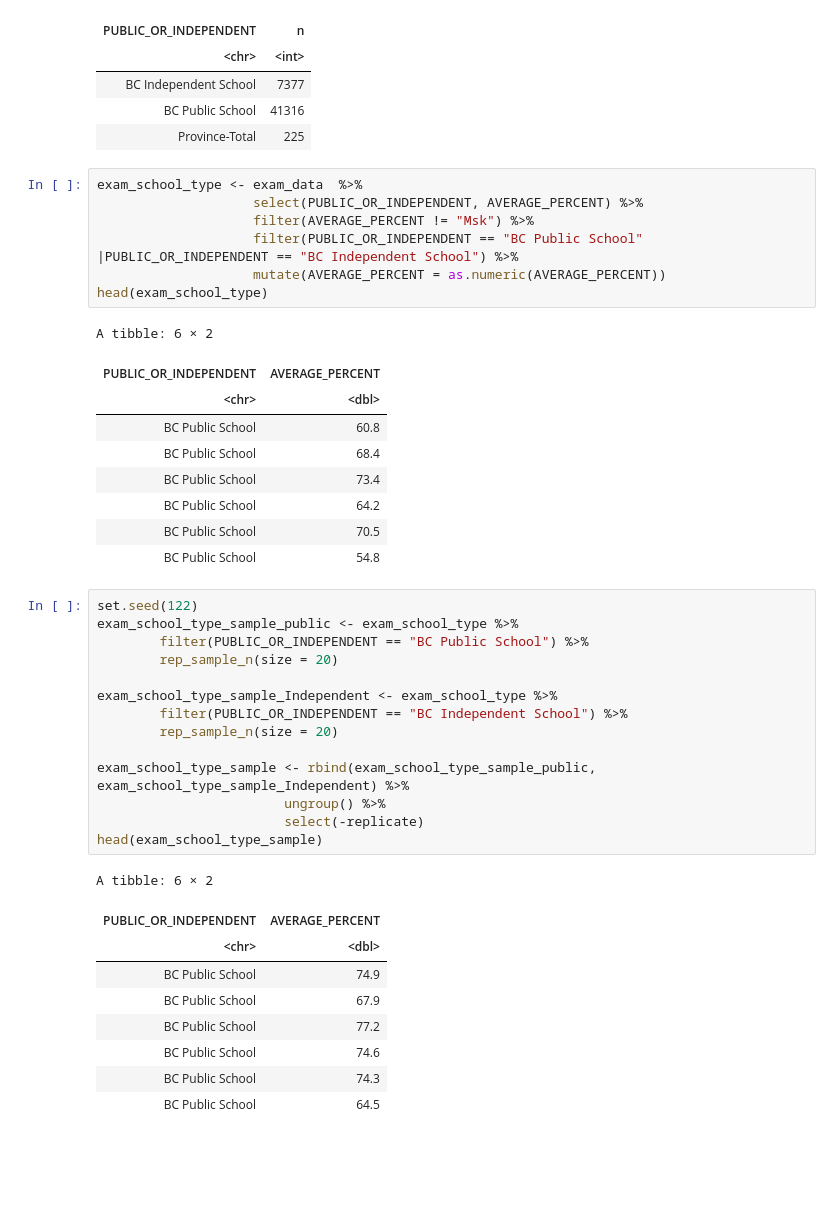
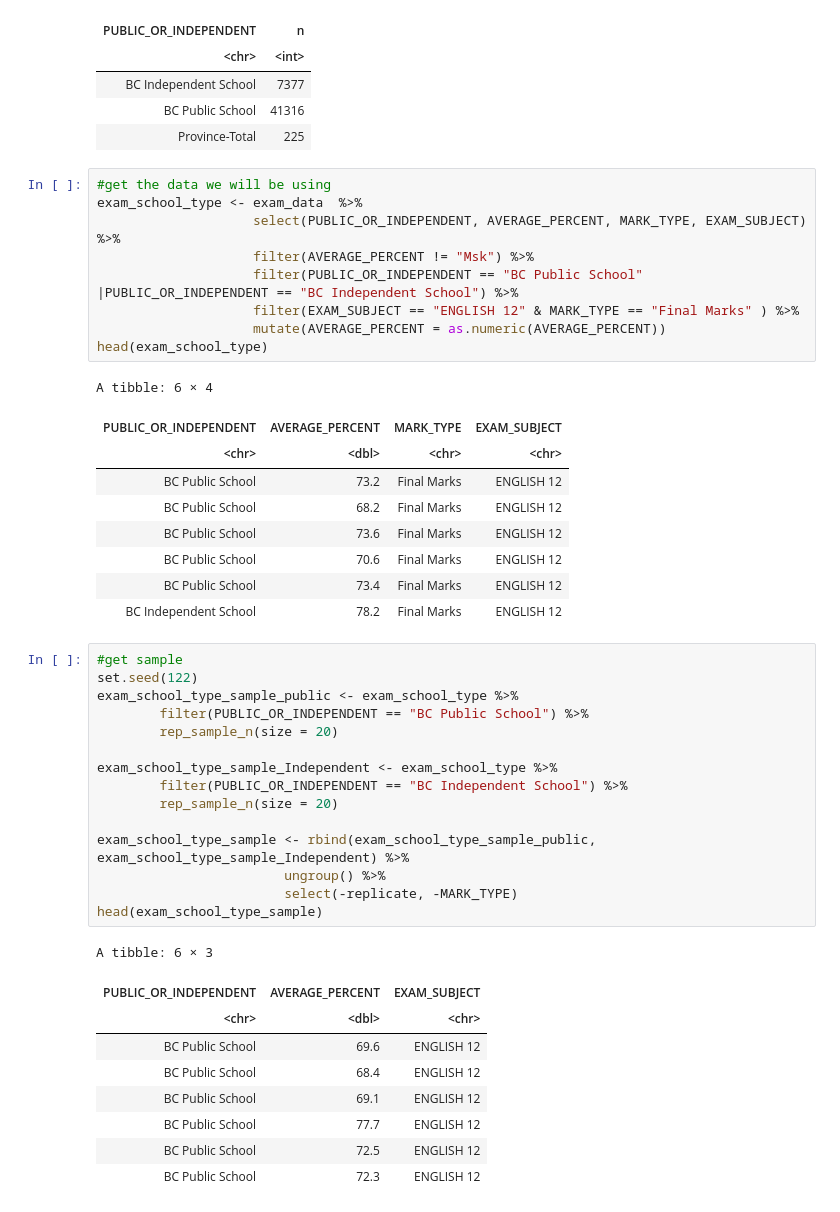
Before and after one commit to michelleykim/bc_exams_analysis, a Jupyter notebook: Test.ipynb, the cells around one changed output. Saved outputs shown, nothing was run; the diff lists cells and outputs as text; blank space fills up the shorter version.

```diff
--- a/Test.ipynb
+++ b/Test.ipynb
@@ -57,23 +55,26 @@ A tibble: 3 × 2
 | BC Public School | 41316 |
 | Province-Total | 225 |
 # %%
+#get the data we will be using
 exam_school_type <- exam_data  %>%
-                    select(PUBLIC_OR_INDEPENDENT, AVERAGE_PERCENT) %>%
+                    select(PUBLIC_OR_INDEPENDENT, AVERAGE_PERCENT, MARK_TYPE, EXAM_SUBJECT) %>%
                     filter(AVERAGE_PERCENT != "Msk") %>%
                     filter(PUBLIC_OR_INDEPENDENT == "BC Public School" |PUBLIC_OR_INDEPENDENT == "BC Independent School") %>%
+                    filter(EXAM_SUBJECT == "ENGLISH 12" & MARK_TYPE == "Final Marks" ) %>%
                     mutate(AVERAGE_PERCENT = as.numeric(AVERAGE_PERCENT))
 head(exam_school_type)
 # %% [output]
-A tibble: 6 × 2
+A tibble: 6 × 4
-| PUBLIC_OR_INDEPENDENT | AVERAGE_PERCENT |
-| <chr> | <dbl> |
-| BC Public School | 60.8 |
-| BC Public School | 68.4 |
-| BC Public School | 73.4 |
-| BC Public School | 64.2 |
-| BC Public School | 70.5 |
-| BC Public School | 54.8 |
+| PUBLIC_OR_INDEPENDENT | AVERAGE_PERCENT | MARK_TYPE | EXAM_SUBJECT |
+| <chr> | <dbl> | <chr> | <chr> |
+| BC Public School | 73.2 | Final Marks | ENGLISH 12 |
+| BC Public School | 68.2 | Final Marks | ENGLISH 12 |
+| BC Public School | 73.6 | Final Marks | ENGLISH 12 |
+| BC Public School | 70.6 | Final Marks | ENGLISH 12 |
+| BC Public School | 73.4 | Final Marks | ENGLISH 12 |
+| BC Independent School | 78.2 | Final Marks | ENGLISH 12 |
 # %%
+#get sample
 set.seed(122)
 exam_school_type_sample_public <- exam_school_type %>%
         filter(PUBLIC_OR_INDEPENDENT == "BC Public School") %>%
@@ -85,16 +86,16 @@ exam_school_type_sample_Independent <- exam_school_type %>%
 
 exam_school_type_sample <- rbind(exam_school_type_sample_public, exam_school_type_sample_Independent) %>%
                         ungroup() %>%
-                        select(-replicate)
+                        select(-replicate, -MARK_TYPE)
 head(exam_school_type_sample)
 # %% [output]
-A tibble: 6 × 2
+A tibble: 6 × 3
-| PUBLIC_OR_INDEPENDENT | AVERAGE_PERCENT |
-| <chr> | <dbl> |
-| BC Public School | 74.9 |
-| BC Public School | 67.9 |
-| BC Public School | 77.2 |
-| BC Public School | 74.6 |
-| BC Public School | 74.3 |
-| BC Public School | 64.5 |
+| PUBLIC_OR_INDEPENDENT | AVERAGE_PERCENT | EXAM_SUBJECT |
+| <chr> | <dbl> | <chr> |
+| BC Public School | 69.6 | ENGLISH 12 |
+| BC Public School | 68.4 | ENGLISH 12 |
+| BC Public School | 69.1 | ENGLISH 12 |
+| BC Public School | 77.7 | ENGLISH 12 |
+| BC Public School | 72.5 | ENGLISH 12 |
+| BC Public School | 72.3 | ENGLISH 12 |
 # %%
```
Also changed, not shown: parts of 8 cells of this notebook.
